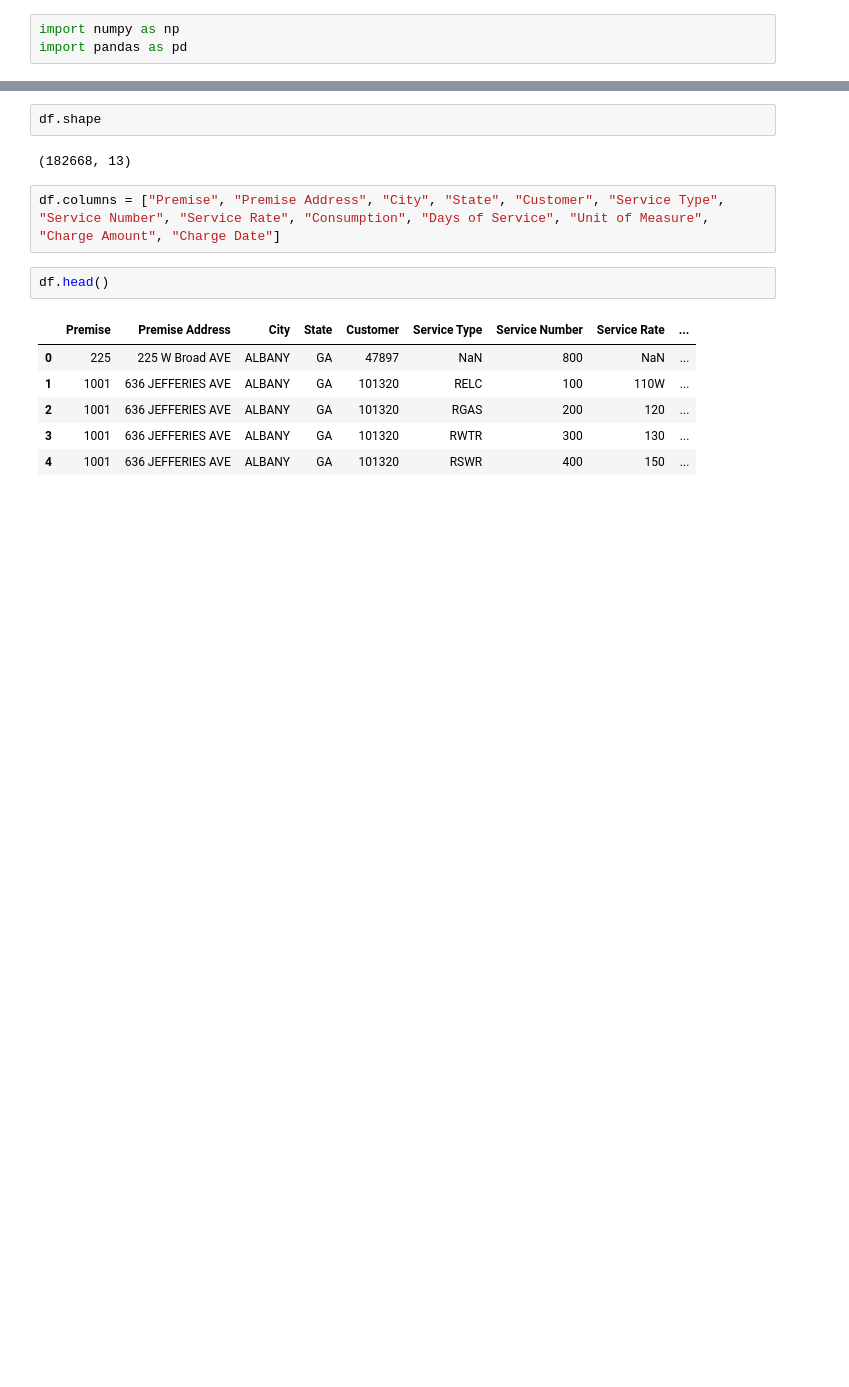
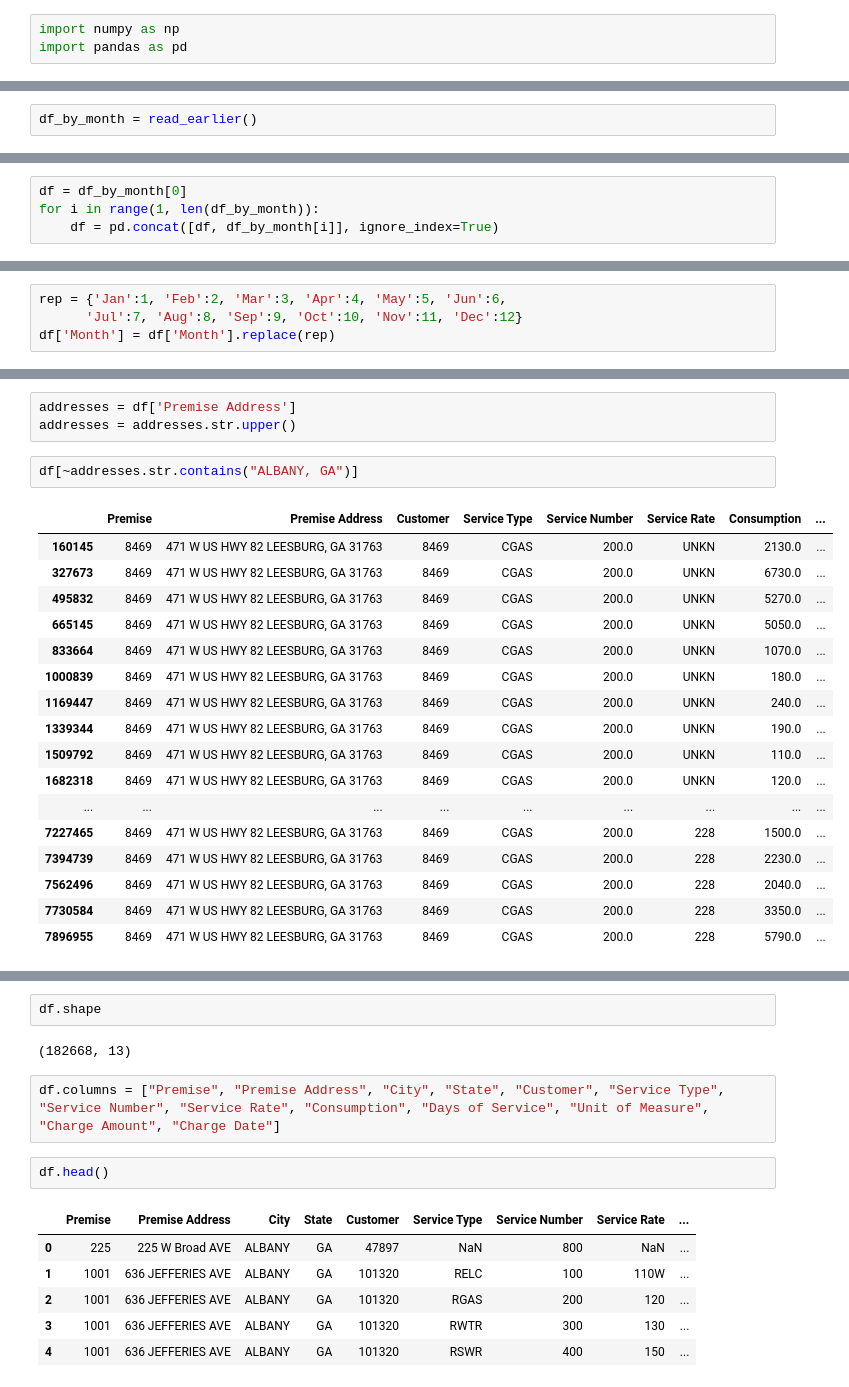
Before and after one commit to asensio-lab/albany-housing-analytics, a Jupyter notebook: preprocessing/utilities_reformatted_merge_clean.ipynb, the cells around one changed output, grey strips where cells are left out. Cells and saved outputs as stored; diff of their text form; blank space fills up the shorter version.

```diff
--- a/preprocessing/utilities_reformatted_merge_clean.ipynb
+++ b/preprocessing/utilities_reformatted_merge_clean.ipynb
@@ -5,0 +26,2 @@ df = pd.read_excel("/Users/william/Dropbox (Amherst College)/CDS-2019-AlbanyHub/
+# %%
+df_by_month = read_earlier()
@@ -5,0 +30,4 @@ df = pd.read_excel("/Users/william/Dropbox (Amherst College)/CDS-2019-AlbanyHub/
+# %%
+df = df_by_month[0]
+for i in range(1, len(df_by_month)):
+    df = pd.concat([df, df_by_month[i]], ignore_index=True)
@@ -5,0 +43,4 @@ df = pd.read_excel("/Users/william/Dropbox (Amherst College)/CDS-2019-AlbanyHub/
+# %%
+rep = {'Jan':1, 'Feb':2, 'Mar':3, 'Apr':4, 'May':5, 'Jun':6,
+      'Jul':7, 'Aug':8, 'Sep':9, 'Oct':10, 'Nov':11, 'Dec':12}
+df['Month'] = df['Month'].replace(rep)
@@ -5,0 +56,23 @@ df = pd.read_excel("/Users/william/Dropbox (Amherst College)/CDS-2019-AlbanyHub/
+# %%
+addresses = df['Premise Address']
+addresses = addresses.str.upper()
+# %%
+df[~addresses.str.contains("ALBANY, GA")]
+# %% [output]
+|  | Premise | Premise Address | Customer | Service Type | Service Number | Service Rate | Consumption | ... |
+| 160145 | 8469 | 471 W US HWY 82 LEESBURG, GA 31763 | 8469 | CGAS | 200.0 | UNKN | 2130.0 | ... |
+| 327673 | 8469 | 471 W US HWY 82 LEESBURG, GA 31763 | 8469 | CGAS | 200.0 | UNKN | 6730.0 | ... |
+| 495832 | 8469 | 471 W US HWY 82 LEESBURG, GA 31763 | 8469 | CGAS | 200.0 | UNKN | 5270.0 | ... |
+| 665145 | 8469 | 471 W US HWY 82 LEESBURG, GA 31763 | 8469 | CGAS | 200.0 | UNKN | 5050.0 | ... |
+| 833664 | 8469 | 471 W US HWY 82 LEESBURG, GA 31763 | 8469 | CGAS | 200.0 | UNKN | 1070.0 | ... |
+| 1000839 | 8469 | 471 W US HWY 82 LEESBURG, GA 31763 | 8469 | CGAS | 200.0 | UNKN | 180.0 | ... |
+| 1169447 | 8469 | 471 W US HWY 82 LEESBURG, GA 31763 | 8469 | CGAS | 200.0 | UNKN | 240.0 | ... |
+| 1339344 | 8469 | 471 W US HWY 82 LEESBURG, GA 31763 | 8469 | CGAS | 200.0 | UNKN | 190.0 | ... |
+| 1509792 | 8469 | 471 W US HWY 82 LEESBURG, GA 31763 | 8469 | CGAS | 200.0 | UNKN | 110.0 | ... |
+| 1682318 | 8469 | 471 W US HWY 82 LEESBURG, GA 31763 | 8469 | CGAS | 200.0 | UNKN | 120.0 | ... |
+| ... | ... | ... | ... | ... | ... | ... | ... | ... |
+| 7227465 | 8469 | 471 W US HWY 82 LEESBURG, GA 31763 | 8469 | CGAS | 200.0 | 228 | 1500.0 | ... |
+| 7394739 | 8469 | 471 W US HWY 82 LEESBURG, GA 31763 | 8469 | CGAS | 200.0 | 228 | 2230.0 | ... |
+| 7562496 | 8469 | 471 W US HWY 82 LEESBURG, GA 31763 | 8469 | CGAS | 200.0 | 228 | 2040.0 | ... |
+| 7730584 | 8469 | 471 W US HWY 82 LEESBURG, GA 31763 | 8469 | CGAS | 200.0 | 228 | 3350.0 | ... |
+| 7896955 | 8469 | 471 W US HWY 82 LEESBURG, GA 31763 | 8469 | CGAS | 200.0 | 228 | 5790.0 | ... |
```
Also changed, not shown: parts of 20 cells of this notebook, 33 other files.
